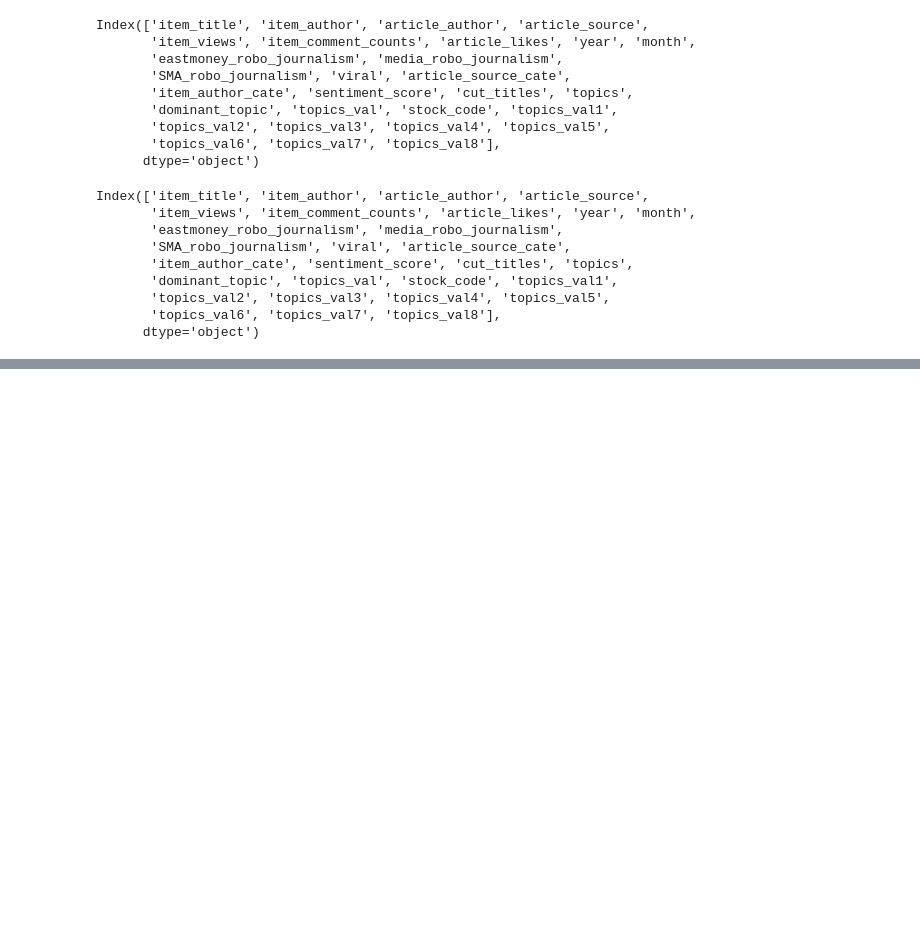
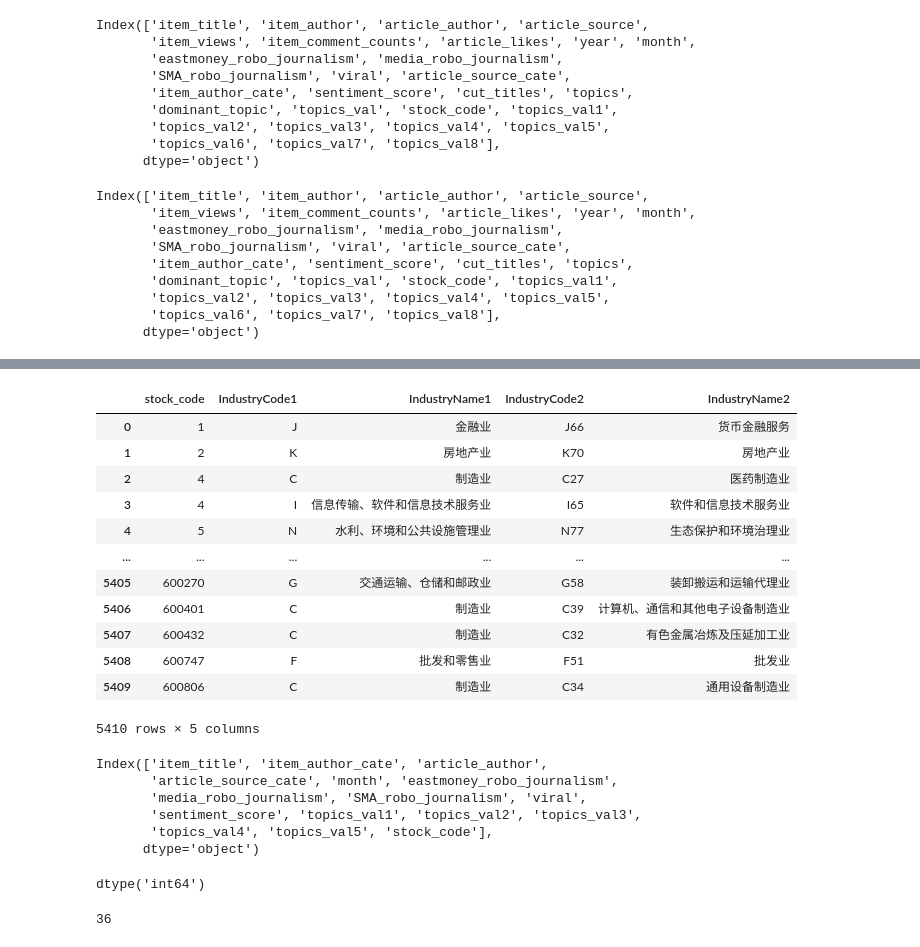
Before and after one commit to tt2615/Vitality-Project, a Jupyter notebook: data explore.ipynb, the cells around one changed output, grey strips where cells are left out. Drawn from its saved outputs; the diff is of its cells as text; code cells hidden in the pictures; blank space fills up the shorter version.

Commit message:
change input feature: fuse industry info

```diff
--- a/data explore.ipynb
+++ b/data explore.ipynb
@@ -370,0 +382,4 @@ Index(['item_title', 'item_author', 'article_author', 'article_source',
+# %%
+ind_data = pyreadr.read_r('./data/industry_csrc2012_matched.RData')
+# print(data.keys())
+ind_data = ind_data["industry_csrc2012_matched"]
@@ -370,0 +400,18 @@ Index(['item_title', 'item_author', 'article_author', 'article_source',
+# %%
+ind_data['stock_code'] = ind_data['stock_code'].astype(int)
+# %%
+ind_data
+# %% [output]
+|  | stock_code | IndustryCode1 | IndustryName1 | IndustryCode2 | IndustryName2 |
+| 0 | 1 | J | 金融业 | J66 | 货币金融服务 |
+| 1 | 2 | K | 房地产业 | K70 | 房地产业 |
+| 2 | 4 | C | 制造业 | C27 | 医药制造业 |
+| 3 | 4 | I | 信息传输、软件和信息技术服务业 | I65 | 软件和信息技术服务业 |
+| 4 | 5 | N | 水利、环境和公共设施管理业 | N77 | 生态保护和环境治理业 |
+| ... | ... | ... | ... | ... | ... |
+| 5405 | 600270 | G | 交通运输、仓储和邮政业 | G58 | 装卸搬运和运输代理业 |
+| 5406 | 600401 | C | 制造业 | C39 | 计算机、通信和其他电子设备制造业 |
+| 5407 | 600432 | C | 制造业 | C32 | 有色金属冶炼及压延加工业 |
+| 5408 | 600747 | F | 批发和零售业 | F51 | 批发业 |
+| 5409 | 600806 | C | 制造业 | C34 | 通用设备制造业 |
+5410 rows × 5 columns
@@ -370,0 +420,13 @@ Index(['item_title', 'item_author', 'article_author', 'article_source',
+# %%
+raw_data.columns
+# %% [output]
+Index(['item_title', 'item_author_cate', 'article_author',
+       'article_source_cate', 'month', 'eastmoney_robo_journalism',
+       'media_robo_journalism', 'SMA_robo_journalism', 'viral',
+       'sentiment_score', 'topics_val1', 'topics_val2', 'topics_val3',
+       'topics_val4', 'topics_val5', 'stock_code'],
+      dtype='object')
+# %%
+raw_data['stock_code'].dtype
+# %% [output]
+dtype('int64')
@@ -370,0 +435,5 @@ Index(['item_title', 'item_author', 'article_author', 'article_source',
+# %%
+# check merge result: 36 stocks not matched
+merged_data[merged_data['IndustryCode1'].isnull()]['stock_code'].nunique()
+# %% [output]
+36
```
Also changed, not shown: parts of 9 cells of this notebook, 2 other files.
